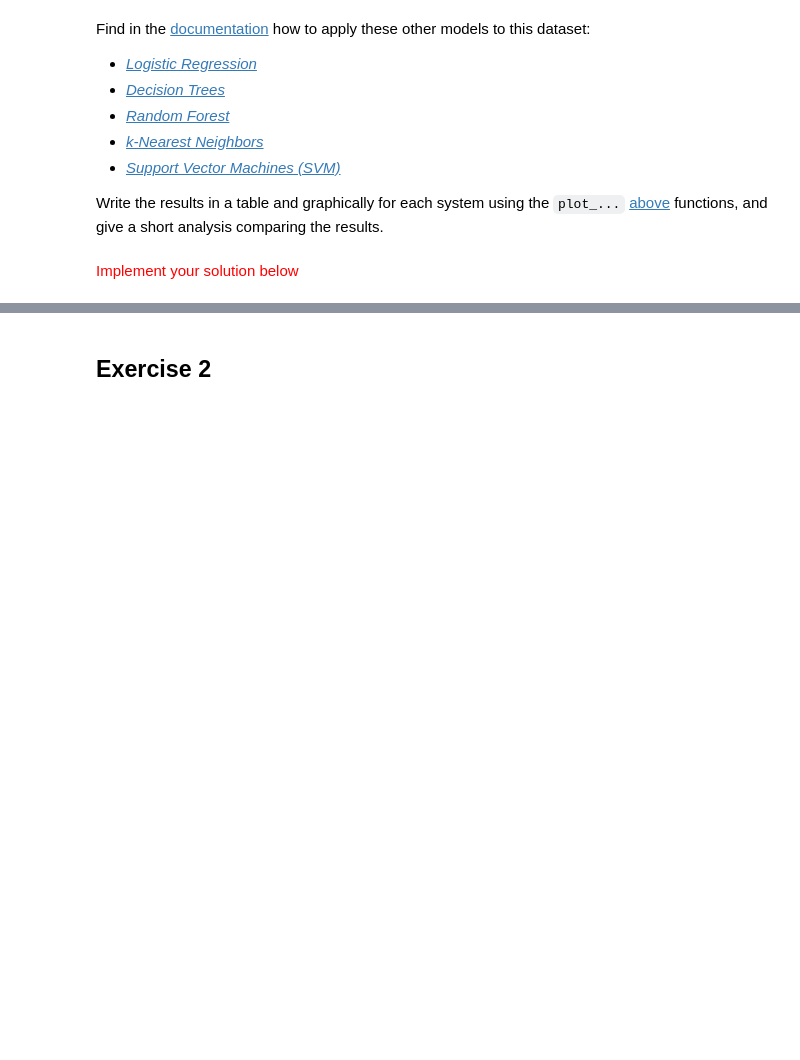
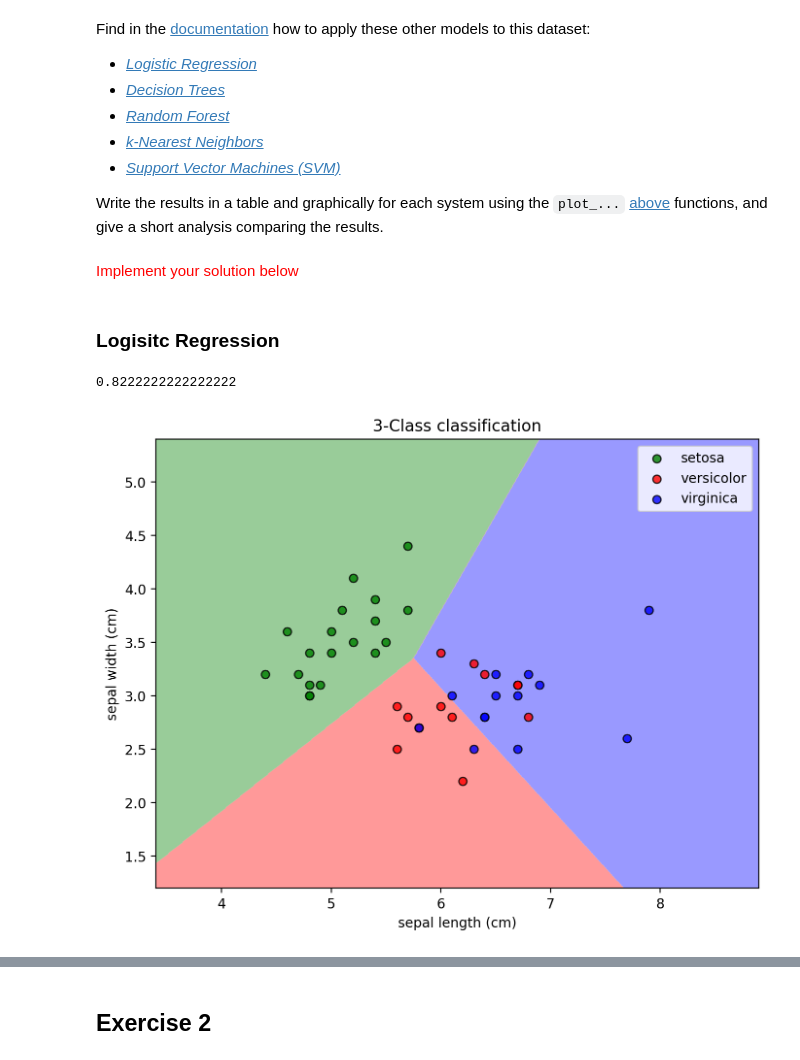
Before and after one commit to Wubpooz/APP5, a Jupyter notebook: Apprentissage_Automatise/TP 1 - Scikit-Learn - Classification.ipynb, the cells around one changed output, grey strips where cells are left out. Saved outputs shown, nothing was run; the diff lists cells and outputs as text; code cells hidden in the pictures; blank space fills up the shorter version.

```diff
--- a/Apprentissage_Automatise/TP 1 - Scikit-Learn - Classification.ipynb
+++ b/Apprentissage_Automatise/TP 1 - Scikit-Learn - Classification.ipynb
@@ -207,3 +219,21 @@ Find in the [documentation](https://scikit-learn.org/stable/supervised_learning.
 Write the results in a table and graphically for each system using the `plot_...` [above](#Plot) functions, and give a short analysis comparing the results.
 # %% [markdown]
 <span style="color:red">Implement your solution below</span>
+# %%
+accuracy_per_model = {"kNN": metrics.accuracy_score(y_test, y_pred)}
+# %% [markdown]
+### Logisitc Regression
+# %%
+from sklearn.linear_model import LogisticRegression
+
+model = LogisticRegression()
+model.fit(X_train, y_train)
+y_pred = model.predict(X_test)
+accuracy_per_model["Logistic Regression"] = metrics.accuracy_score(y_test, y_pred)
+print(metrics.accuracy_score(y_test, y_pred))
+
+plot_decision_boundary(X_test, model, COLORS)
+plot_points(X_test, y_test, features_2d, target_names, COLORS)
+# %% [output]
+0.8222222222222222
+[figure, added]
```
Also changed, not shown: parts of 17 cells of this notebook.
